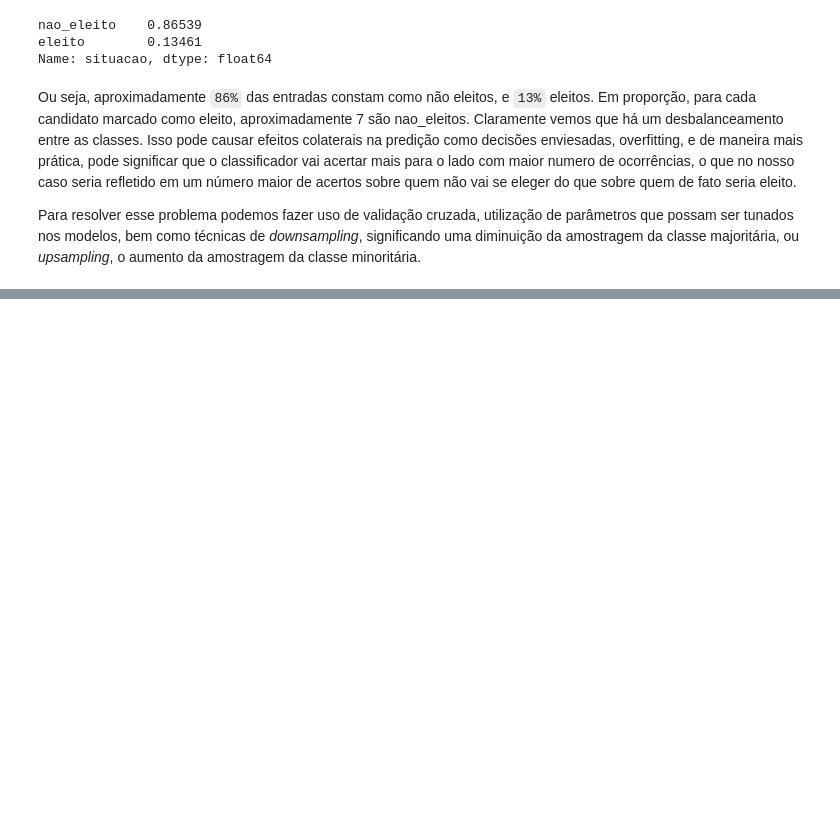
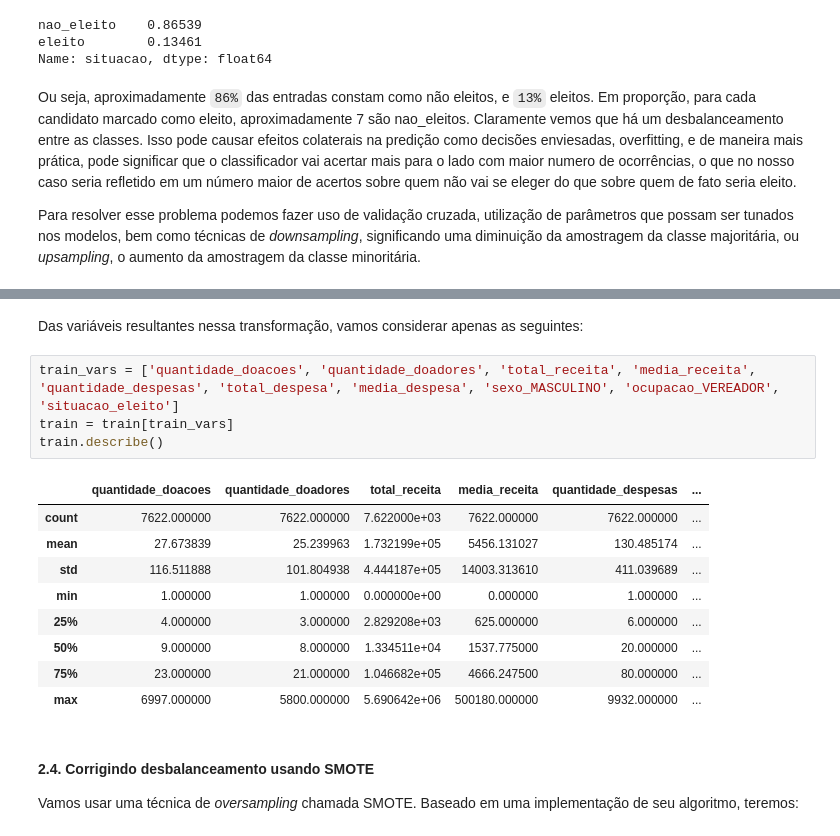
Before and after one commit to liliarsampaio/machine-learning, a Jupyter notebook: task4-classifier/tarefa4-classifier.ipynb, the cells around one changed output, grey strips where cells are left out. Cells and saved outputs as stored; diff of their text form; blank space fills up the shorter version.

```diff
--- a/task4-classifier/tarefa4-classifier.ipynb
+++ b/task4-classifier/tarefa4-classifier.ipynb
@@ -145,0 +155,20 @@ y_train = train.situacao_eleito
+# %% [markdown]
+Das variáveis resultantes nessa transformação, vamos considerar apenas as seguintes:
+# %%
+train_vars = ['quantidade_doacoes', 'quantidade_doadores', 'total_receita', 'media_receita', 'quantidade_despesas', 'total_despesa', 'media_despesa', 'sexo_MASCULINO', 'ocupacao_VEREADOR', 'situacao_eleito']
+train = train[train_vars]
+train.describe()
+# %% [output]
+|  | quantidade_doacoes | quantidade_doadores | total_receita | media_receita | quantidade_despesas | ... |
+| count | 7622.000000 | 7622.000000 | 7.622000e+03 | 7622.000000 | 7622.000000 | ... |
+| mean | 27.673839 | 25.239963 | 1.732199e+05 | 5456.131027 | 130.485174 | ... |
+| std | 116.511888 | 101.804938 | 4.444187e+05 | 14003.313610 | 411.039689 | ... |
+| min | 1.000000 | 1.000000 | 0.000000e+00 | 0.000000 | 1.000000 | ... |
+| 25% | 4.000000 | 3.000000 | 2.829208e+03 | 625.000000 | 6.000000 | ... |
+| 50% | 9.000000 | 8.000000 | 1.334511e+04 | 1537.775000 | 20.000000 | ... |
+| 75% | 23.000000 | 21.000000 | 1.046682e+05 | 4666.247500 | 80.000000 | ... |
+| max | 6997.000000 | 5800.000000 | 5.690642e+06 | 500180.000000 | 9932.000000 | ... |
+# %% [markdown]
+#### 2.4. Corrigindo desbalanceamento usando SMOTE
+
+Vamos usar uma técnica de *oversampling* chamada SMOTE. Baseado em uma implementação de seu algoritmo, teremos:
```
Also changed, not shown: parts of 71 cells of this notebook, 1 other file.
